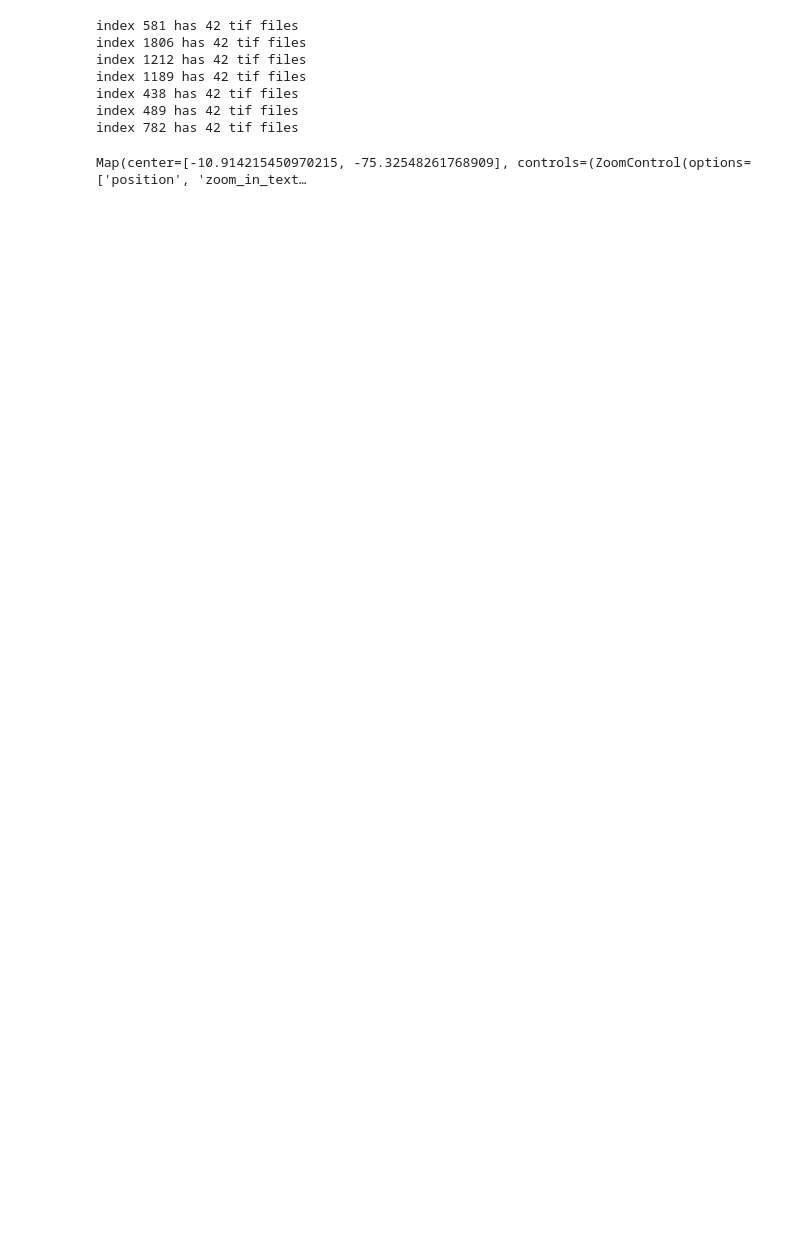
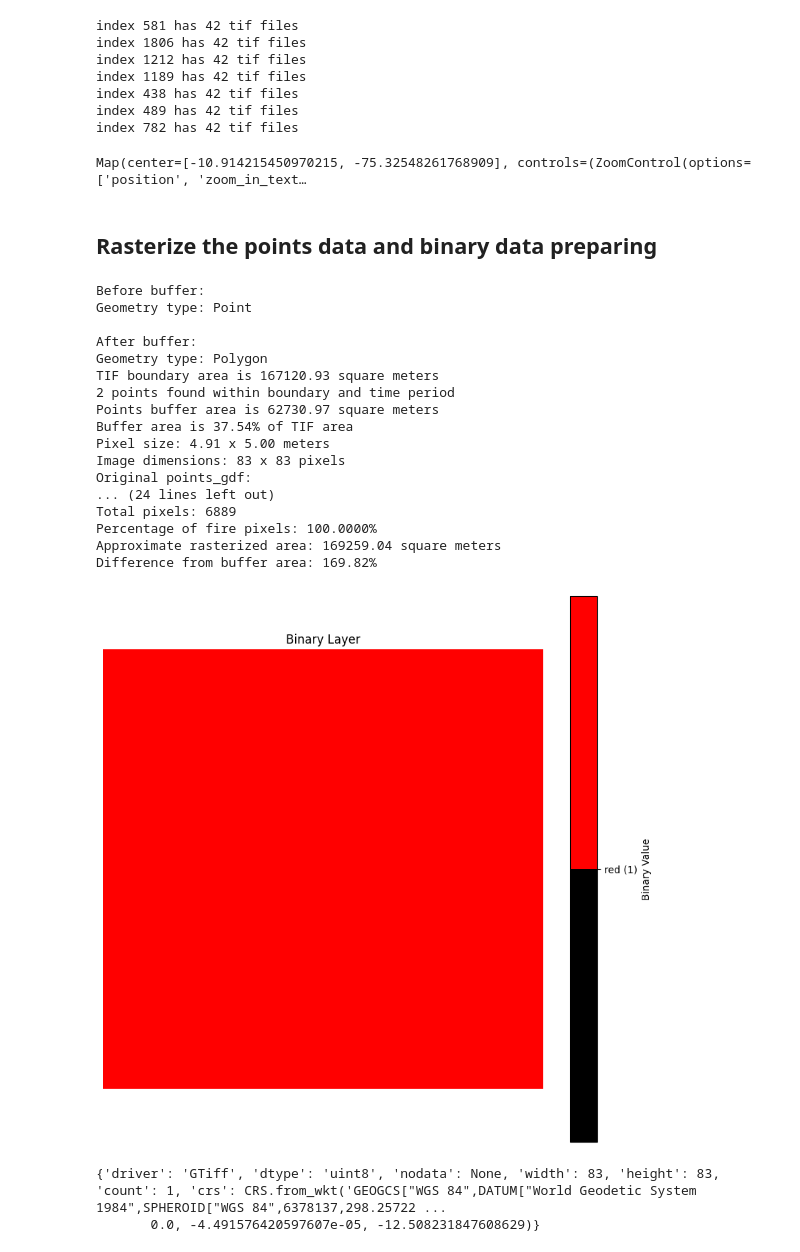
Before and after one commit to wayne-xyz/GoogleEarthEngineTask, a Jupyter notebook: Tif_Trainning/Tif_training.ipynb, the cells around one changed output. Drawn from its saved outputs; the diff is of its cells as text; code cells hidden in the pictures; blank space fills up the shorter version.

Commit message:
prepraing conver points to labeld layer

```diff
--- a/Tif_Trainning/Tif_training.ipynb
+++ b/Tif_Trainning/Tif_training.ipynb
@@ -12,7 +17,11 @@
 index_list=[581,1806,1212,1189,438,489,782]
 
 tif_folder_path=r'G:\GithubProject\GoogleEarthEngineTask\Tif_Trainning\tif'
-J1V_shapefile_path=r'G:\GithubProject\GoogleEarthEngineTask\Tif_Trainning\nasa_data\J1V\fire_nrt_J1V-C2_536460.shp'
+tif_label_folder_path=r'G:\GithubProject\GoogleEarthEngineTask\Tif_Trainning\tif_label'
+
+
+#  clip the original points data to reduce total amount only 100 meter buffer of the dumpsite shapefile
+J1V_shapefile_path=r'G:\GithubProject\GoogleEarthEngineTask\Tif_Trainning\nasa_data\J1V_Clip\fire_nrt_J1VC2_536460_clip.shp'
 
 Target_DP_shapefile_path=r'G:\GithubProject\GoogleEarthEngineTask\Tif_Trainning\Target_DP_shape\c1212_ADRSM_T.shp'
 # %%
@@ -130,3 +152,5 @@ map_object = display_shapefile_on_map(Target_DP_shapefile_path)
 map_object
 # %% [output]
 Map(center=[-10.914215450970215, -75.32548261768909], controls=(ZoomControl(options=['position', 'zoom_in_text…
+# %% [markdown]
+## Rasterize  the points data and binary data preparing
@@ -132,0 +321,31 @@ Map(center=[-10.914215450970215, -75.32548261768909], controls=(ZoomControl(opti
+# %%
+# Try example of convert firepoints to raster data
+example_tif_file_name='438-2021-05-nicfi.tif'
+fire_layer,meta=create_binary_raster(f"{tif_folder_path}\{example_tif_file_name}",J1V_shapefile_path,verbos=True)
+show_binary_layer(fire_layer)
+# print the meta data
+print(meta)
+
+
+show_value_distribution(fire_layer)
+# %% [output]
+Before buffer:
+Geometry type: Point
+
+After buffer:
+Geometry type: Polygon
+TIF boundary area is 167120.93 square meters
+2 points found within boundary and time period
+Points buffer area is 62730.97 square meters
+Buffer area is 37.54% of TIF area
+Pixel size: 4.91 x 5.00 meters
+Image dimensions: 83 x 83 pixels
+Original points_gdf:
+... (24 lines left out)
+Total pixels: 6889
+Percentage of fire pixels: 100.0000%
+Approximate rasterized area: 169259.04 square meters
+Difference from buffer area: 169.82%
+[figure, added]
+{'driver': 'GTiff', 'dtype': 'uint8', 'nodata': None, 'width': 83, 'height': 83, 'count': 1, 'crs': CRS.from_wkt('GEOGCS["WGS 84",DATUM["World Geodetic System 1984",SPHEROID["WGS 84",6378137,298.25722 ...
+       0.0, -4.491576420597607e-05, -12.508231847608629)}
```
Also changed, not shown: parts of 6 cells of this notebook, 9 other files.
